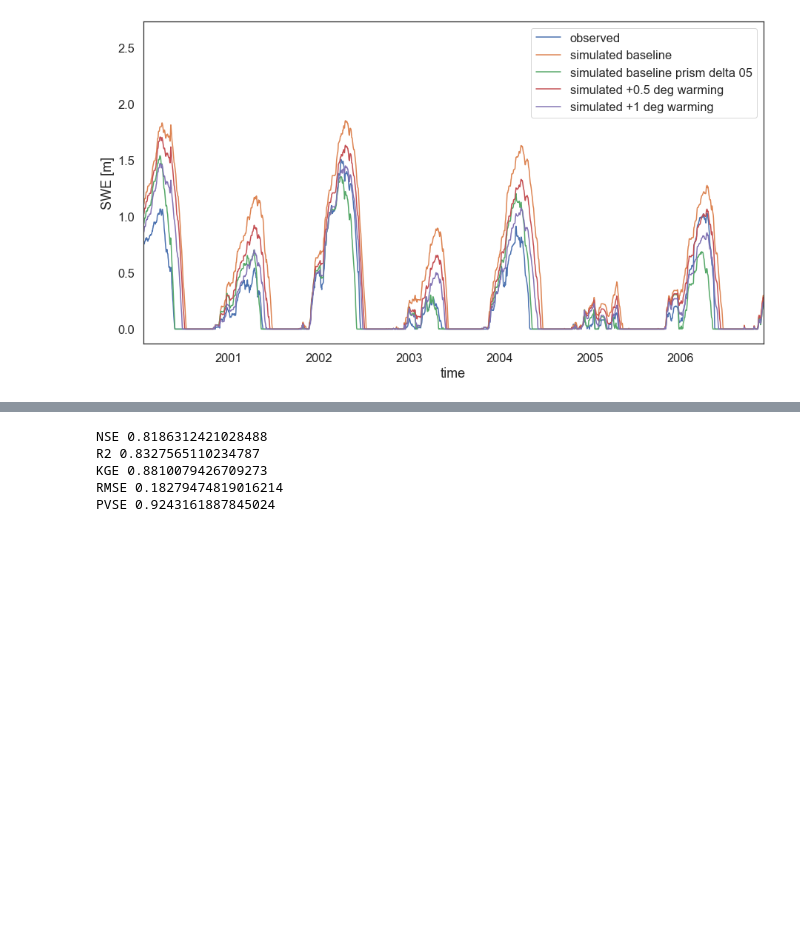
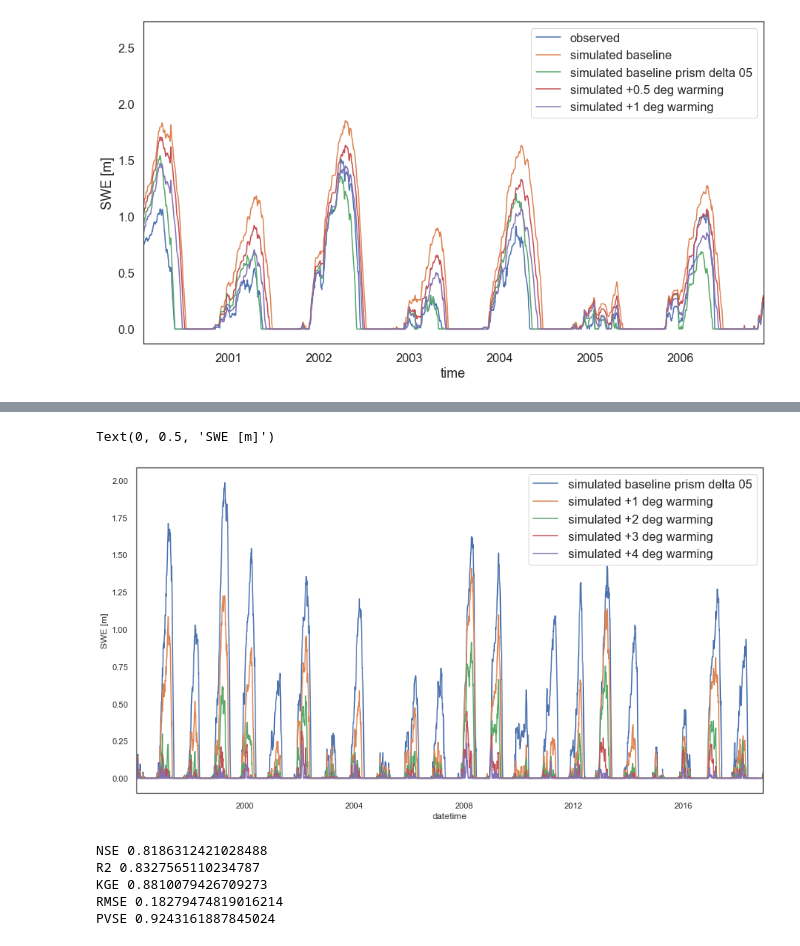
Before and after one commit to NCristea/Snow_SCL, a Jupyter notebook: plots_for_manuscript.ipynb, the cells around one changed output, grey strips where cells are left out. Saved outputs shown, nothing was run; the diff lists cells and outputs as text; code cells hidden in the pictures; blank space fills up the shorter version.

```diff
--- a/plots_for_manuscript.ipynb
+++ b/plots_for_manuscript.ipynb
@@ -49,6 +49,11 @@ path_Skook_model_67 = ROOT_DIR + '/Data/Raw/comparison_Pixel.Skookum_Creek_67.cs
 path_Skook_model_prism_delta = ROOT_DIR + '/Data/Raw/comparison_Pixel.Skookum_Creek_prism_delta.csv'
 path_Skook_model_prism_delta_05 = ROOT_DIR + '/Data/Raw/comparison_Pixel.Skookum_Creek_prism_delta_05.csv'
 
+path_Skook_model_prism_delta_05_1deg = ROOT_DIR + '/Data/Raw/comparison_Pixel.Skookum_Creek_prism_delta_05_1deg.csv'
+path_Skook_model_prism_delta_05_2deg = ROOT_DIR + '/Data/Raw/comparison_Pixel.Skookum_Creek_prism_delta_05_2deg.csv'
+path_Skook_model_prism_delta_05_3deg = ROOT_DIR + '/Data/Raw/comparison_Pixel.Skookum_Creek_prism_delta_05_3deg.csv'
+path_Skook_model_prism_delta_05_4deg = ROOT_DIR + '/Data/Raw/comparison_Pixel.Skookum_Creek_prism_delta_05_4deg.csv'
+
 path_Skook_model_prism_grid_05 = ROOT_DIR + '/Data/Raw/comparison_Pixel.Skookum_Creek_prism_grid_05.csv'
 
 path_flow_obs = ROOT_DIR + '/Data/Raw/12147600_ref_short.csv'
@@ -56,6 +61,11 @@ path_flow_obs = ROOT_DIR + '/Data/Raw/12147600_ref_short.csv'
 #path_flow_model = ROOT_DIR + '/Data/Raw/12147600_67.day'
 #path_flow_model = ROOT_DIR + '/Data/Raw/12147600_prism_grid.day'
 path_flow_model = ROOT_DIR + '/Data/Raw/12147600_prism_delta_05.day'
+
+path_flow_model_1deg = ROOT_DIR + '/Data/Raw/12147600_prism_delta_05_1deg.day'
+path_flow_model_2deg = ROOT_DIR + '/Data/Raw/12147600_prism_delta_05_2deg.day'
+path_flow_model_3deg = ROOT_DIR + '/Data/Raw/12147600_prism_delta_05_3deg.day'
+path_flow_model_4deg = ROOT_DIR + '/Data/Raw/12147600_prism_delta_05_4deg.day'
 
 df_model_data_Skookum = fc.get_model_dataframe(path_Skook_model)
 ds_model_point_Skookum = fc.model_point_data_xr(df_model_data_Skookum)
@@ -68,11 +78,21 @@ df_model_data_Skookum_99 = fc.get_model_dataframe(path_Skook_model_99)
 df_model_data_Skookum_101 = fc.get_model_dataframe(path_Skook_model_101)
 df_model_data_Skookum_75 = fc.get_model_dataframe(path_Skook_model_75)
 df_model_data_Skookum_77 = fc.get_model_dataframe(path_Skook_model_77)
-df_model_data_Skookum_prism_delta_05 = fc.get_model_dataframe(path_Skook_model_prism_delta_05)
+
+
+
 df_model_data_Skookum_prism_grid_05 = fc.get_model_dataframe(path_Skook_model_prism_grid_05)
 df_model_data_Skookum_prism_grid = fc.get_model_dataframe(path_Skook_model_prism_grid)
 df_model_data_Skookum_prism_delta = fc.get_model_dataframe(path_Skook_model_prism_delta)
 df_model_data_Skookum_67 = fc.get_model_dataframe(path_Skook_model_67)
+
+df_model_data_Skookum_prism_delta_05 = fc.get_model_dataframe(path_Skook_model_prism_delta_05)
+df_model_data_Skookum_prism_delta_05_1deg = fc.get_model_dataframe(path_Skook_model_prism_delta_05_1deg)
+df_model_data_Skookum_prism_delta_05_2deg = fc.get_model_dataframe(path_Skook_model_prism_delta_05_2deg)
+df_model_data_Skookum_prism_delta_05_3deg = fc.get_model_dataframe(path_Skook_model_prism_delta_05_3deg)
+df_model_data_Skookum_prism_delta_05_4deg = fc.get_model_dataframe(path_Skook_model_prism_delta_05_4deg)
+
+
 #observations
 df_snotel_Skookum = fc.snotel_data(path_Skook_obs)
 ds_bcbq_obs_Skookum = fc.bcbq_snotel_data_xr(df_snotel_Skookum)
@@ -163,3 +166,23 @@ df_model_data_Skookum_91
+# %%
+f, axes = plt.subplots(1, 1, figsize=(15, 8))
+sns.set_theme(style='white', font_scale=1.5)
+#fig.tight_layout(h_pad=5, w_pad=5)
+#plt.subplots_adjust(hspace=0.2, wspace=0)
+#sns.lineplot(x='time', y = 'SWE_m', label = 'observed', data = df_snotel_Skookum, ax=axes)
+#sns.lineplot(x='datetime', y = 'SWE_m', label = 'simulated baseline', data = df_model_data_Skookum_99, ax=axes)
+sns.lineplot(x='datetime', y = 'SWE_m', label = 'simulated baseline prism delta 05', data = df_model_data_Skookum_prism_delta_05, ax=axes)
+sns.lineplot(x='datetime', y = 'SWE_m', label = 'simulated +1 deg warming', data = df_model_data_Skookum_prism_delta_05_1deg, ax=axes)
+sns.lineplot(x='datetime', y = 'SWE_m', label = 'simulated +2 deg warming', data = df_model_data_Skookum_prism_delta_05_2deg, ax=axes)
+
+sns.lineplot(x='datetime', y = 'SWE_m', label = 'simulated +3 deg warming', data = df_model_data_Skookum_prism_delta_05_3deg, ax=axes)
+sns.lineplot(x='datetime', y = 'SWE_m', label = 'simulated +4 deg warming', data = df_model_data_Skookum_prism_delta_05_4deg, ax=axes)
+
+axes.set_xlim([datetime(1996, 1, 21), datetime(2018, 12, 1)])
+axes.set_ylabel('SWE [m]')
+#axes.set_ylim([0, 500])
+# %% [output]
+Text(0, 0.5, 'SWE [m]')
+[figure, added]
 # %%
 swe_model = df_model_data_Skookum_prism_delta_05.loc['1995-10-01':'2015-04-02']
 swe_obs = df_snotel_Skookum.loc['1995-10-01':'2015-04-02']
```
Also changed, not shown: parts of 3 cells of this notebook, 10 other files.
